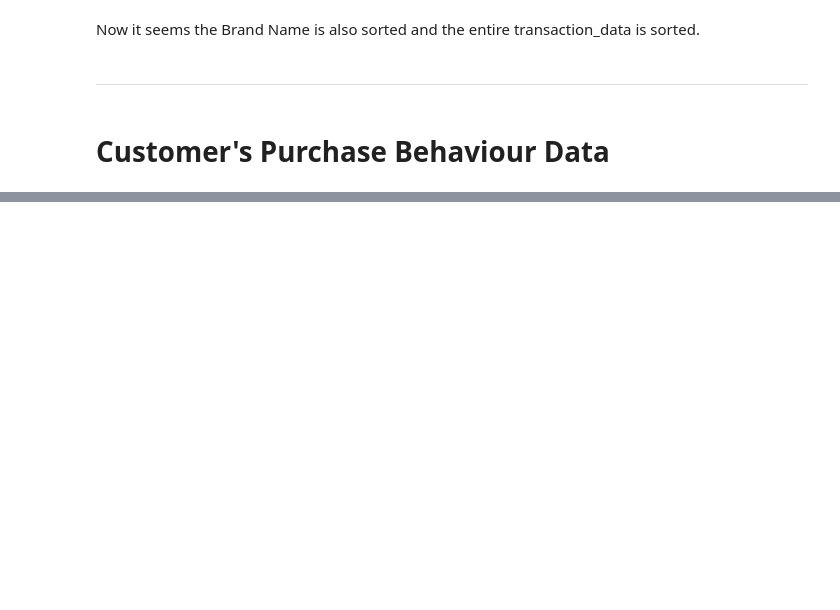
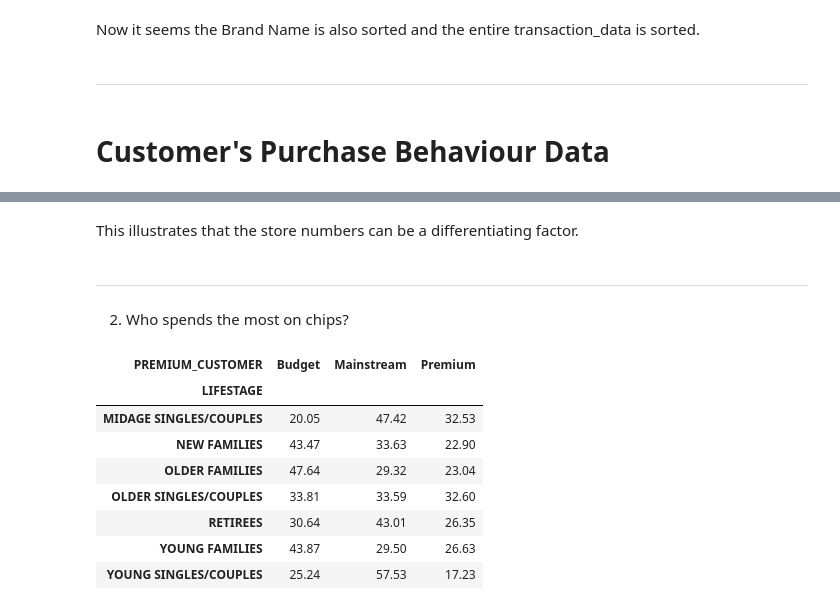
Before and after one commit to Mridul-dhungana/Quantium-Data-Analytics, a Jupyter notebook: Data Analytics.ipynb, the cells around one changed output, grey strips where cells are left out. Drawn from its saved outputs; the diff is of its cells as text; code cells hidden in the pictures; blank space fills up the shorter version.

```diff
--- a/Data Analytics.ipynb
+++ b/Data Analytics.ipynb
@@ -810,0 +1109,23 @@ Now it seems the Brand Name is also sorted and the entire transaction_data is so
+# %% [markdown]
+This illustrates that the store numbers can be a differentiating factor.
+# %% [markdown]
+---
+# %% [markdown]
+2. Who spends the most on chips?
+# %%
+result=merged_df.groupby(['LIFESTAGE','PREMIUM_CUSTOMER']).size().reset_index(name='count')
+result['percentage']=result.groupby('LIFESTAGE')['count'].transform(lambda x: 100*x/x.sum()).round(2)
+# %%
+pivot=result.pivot(index='LIFESTAGE', columns='PREMIUM_CUSTOMER',values='percentage')
+# %%
+pivot
+# %% [output]
+| PREMIUM_CUSTOMER | Budget | Mainstream | Premium |
+| LIFESTAGE |  |  |  |
+| MIDAGE SINGLES/COUPLES | 20.05 | 47.42 | 32.53 |
+| NEW FAMILIES | 43.47 | 33.63 | 22.90 |
+| OLDER FAMILIES | 47.64 | 29.32 | 23.04 |
+| OLDER SINGLES/COUPLES | 33.81 | 33.59 | 32.60 |
+| RETIREES | 30.64 | 43.01 | 26.35 |
+| YOUNG FAMILIES | 43.87 | 29.50 | 26.63 |
+| YOUNG SINGLES/COUPLES | 25.24 | 57.53 | 17.23 |
```
Also changed, not shown: parts of 60 cells of this notebook, 1 other file.
